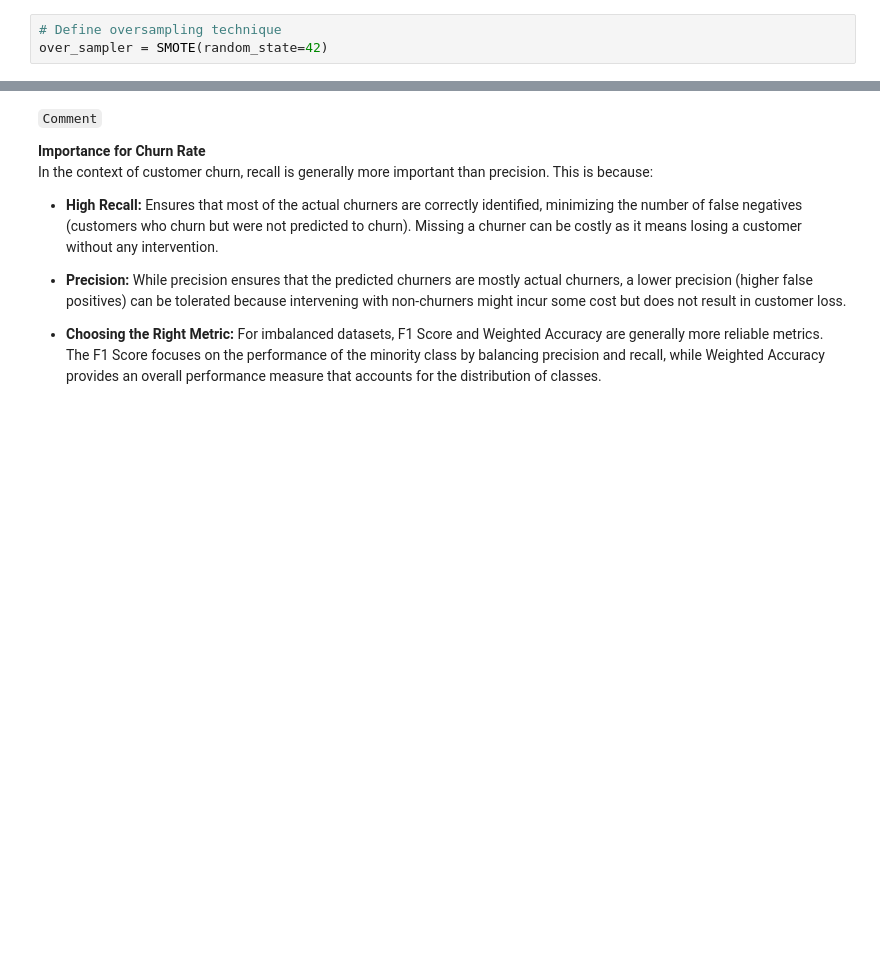
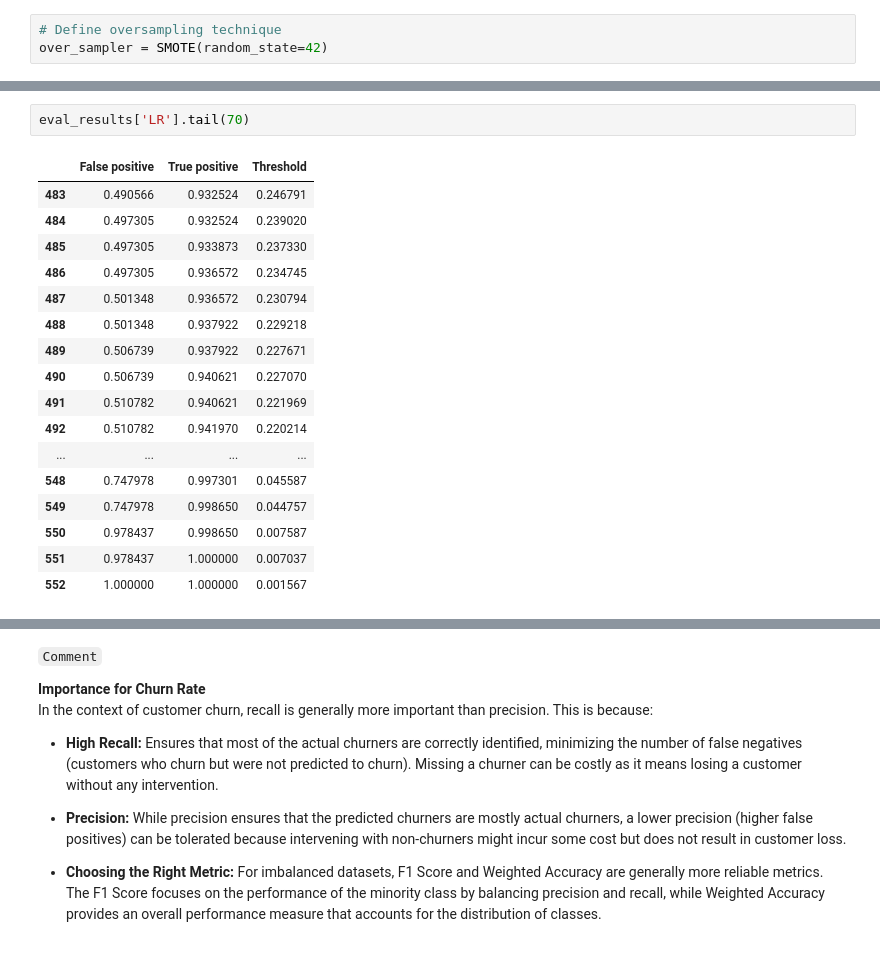
Before and after one commit to Nfayem/LP2_Telco_Churn_ML2, a Jupyter notebook: Notebooks/LP2_Marchine_Learning_Project.ipynb, the cells around one changed output, grey strips where cells are left out. Drawn from its saved outputs; the diff is of its cells as text; blank space fills up the shorter version.

```diff
--- a/Notebooks/LP2_Marchine_Learning_Project.ipynb
+++ b/Notebooks/LP2_Marchine_Learning_Project.ipynb
@@ -1957,0 +2343,20 @@ models = [
+# %%
+eval_results['LR'].tail(70)
+# %% [output]
+|  | False positive | True positive | Threshold |
+| 483 | 0.490566 | 0.932524 | 0.246791 |
+| 484 | 0.497305 | 0.932524 | 0.239020 |
+| 485 | 0.497305 | 0.933873 | 0.237330 |
+| 486 | 0.497305 | 0.936572 | 0.234745 |
+| 487 | 0.501348 | 0.936572 | 0.230794 |
+| 488 | 0.501348 | 0.937922 | 0.229218 |
+| 489 | 0.506739 | 0.937922 | 0.227671 |
+| 490 | 0.506739 | 0.940621 | 0.227070 |
+| 491 | 0.510782 | 0.940621 | 0.221969 |
+| 492 | 0.510782 | 0.941970 | 0.220214 |
+| ... | ... | ... | ... |
+| 548 | 0.747978 | 0.997301 | 0.045587 |
+| 549 | 0.747978 | 0.998650 | 0.044757 |
+| 550 | 0.978437 | 0.998650 | 0.007587 |
+| 551 | 0.978437 | 1.000000 | 0.007037 |
+| 552 | 1.000000 | 1.000000 | 0.001567 |
```
Also changed, not shown: parts of 43 cells of this notebook.
